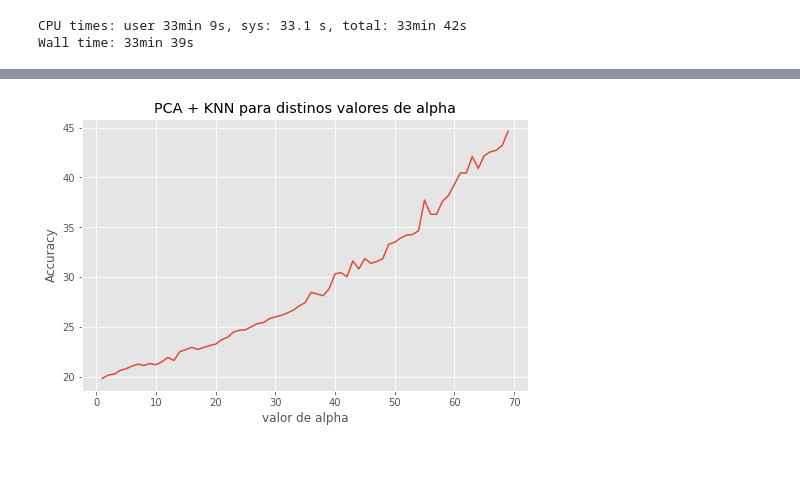
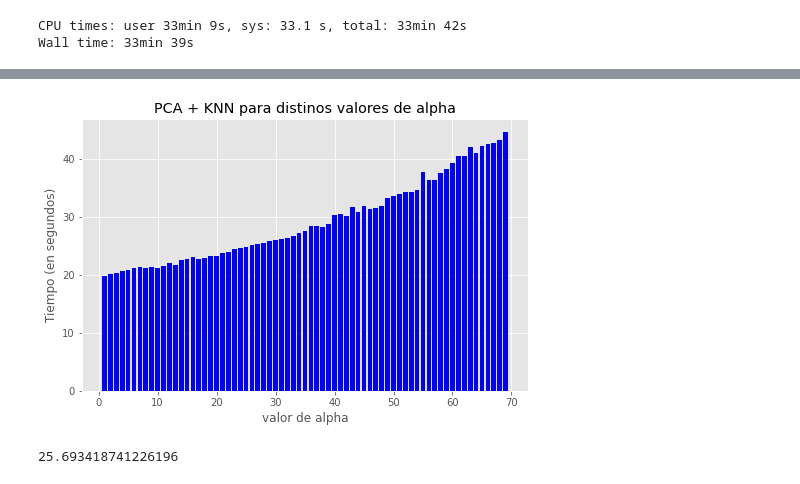
Before and after one commit to wgbusch/mt, a Jupyter notebook: tp2/notebooks/Experimentación_PCA+KNN.ipynb, the cells around one changed output, grey strips where cells are left out. Drawn from its saved outputs; the diff is of its cells as text; code cells hidden in the pictures.

```diff
--- a/tp2/notebooks/Experimentación_PCA+KNN.ipynb
+++ b/tp2/notebooks/Experimentación_PCA+KNN.ipynb
@@ -128,0 +184,13 @@ plt.savefig("3_fold_cross_validation_cant_vecinos.jpg")
+# %%
+plt.figure(figsize=(8,5))
+plt.style.use('ggplot')
+plt.plot(alphas, accs)
+plt.plot(alphas, knn_sin_pca_cohen, linestyle = 'dashed')
+# plt.plot(alphas, times)
+plt.xlabel('valor de alpha')
+plt.ylabel('Cohen\'s Kappa Score')
+plt.title('PCA + KNN para distinos valores de alpha')
+plt.savefig("3_fold_cross_validation_cant_vecinos.jpg")
+plt.legend(['PCA + kNN' , 'kNN sin PCA'])
+
+plt.savefig('pca_knn_dist_alpha_acc_cohen')
@@ -129,10 +199,39 @@ plt.savefig("3_fold_cross_validation_cant_vecinos.jpg")
 # %%
 plt.figure(figsize=(8,5))
 plt.style.use('ggplot')
-plt.plot(alphas, times)
+plt.bar(alphas, times, color = 'blue')
 plt.xlabel('valor de alpha')
-plt.ylabel('Accuracy')
+plt.ylabel('Tiempo (en segundos)')
 plt.title('PCA + KNN para distinos valores de alpha')
-plt.savefig("3_fold_cross_validation_cant_vecinos.jpg")
+plt.savefig("pca_knn_tiempo")
 # %% [output]
-[figure, old version]
+[figure, new version]
+# %%
+limit = int(0.85 * 42000)
+
+start_time = time()
+
+df_train = pd.read_csv("/home/lisandro/Documents/mt/tp2/data/train.csv")
+
+#shuffle the train cases.
+df_train = df_train.sample(frac=1)
+
+X = df_train[df_train.columns[1:]].values
+y = df_train["label"].values.reshape(-1, 1)
+
+pca = mt.PCA(25,N_ITERATIONS,EPSILON)
+pca.fit(X)
+X_pca = pca.transform(X)
+
+X_train, y_train = X_pca[:limit], y[:limit]
+X_test, y_test = X_pca[limit:], y[limit:]
+
+clf = mt.KNNClassifier(3)
+clf.fit(X_train,y_train)
+pred = clf.predict(X_test)
+
+end_time = time()
+
+print(end_time - start_time)
+# %% [output]
+25.693418741226196
```
Also changed, not shown: parts of 4 cells of this notebook, 5 other files.
